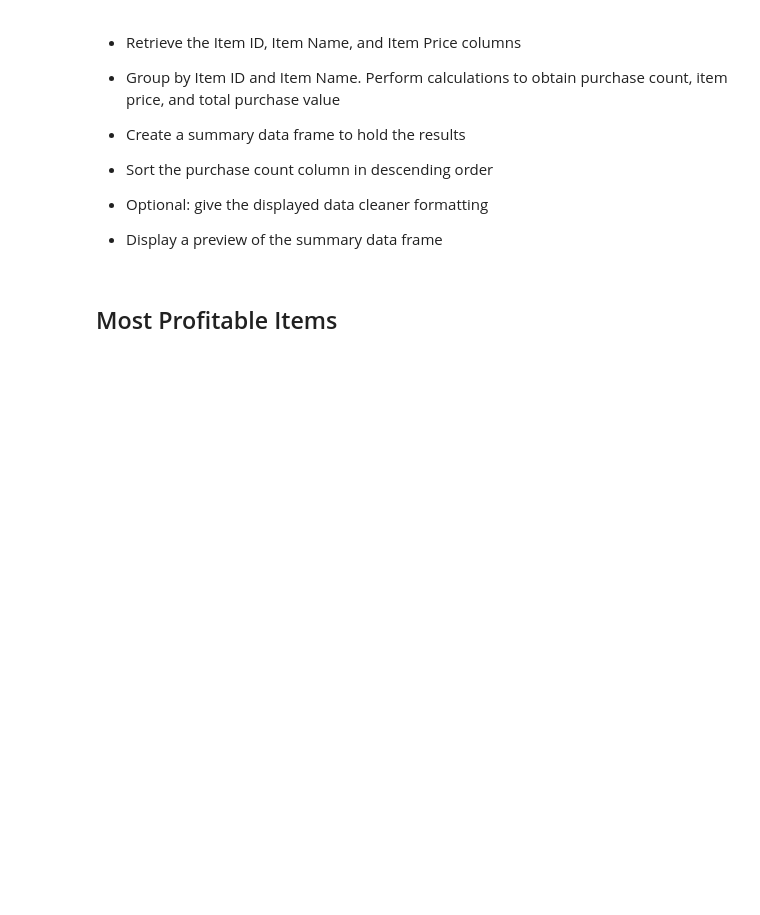
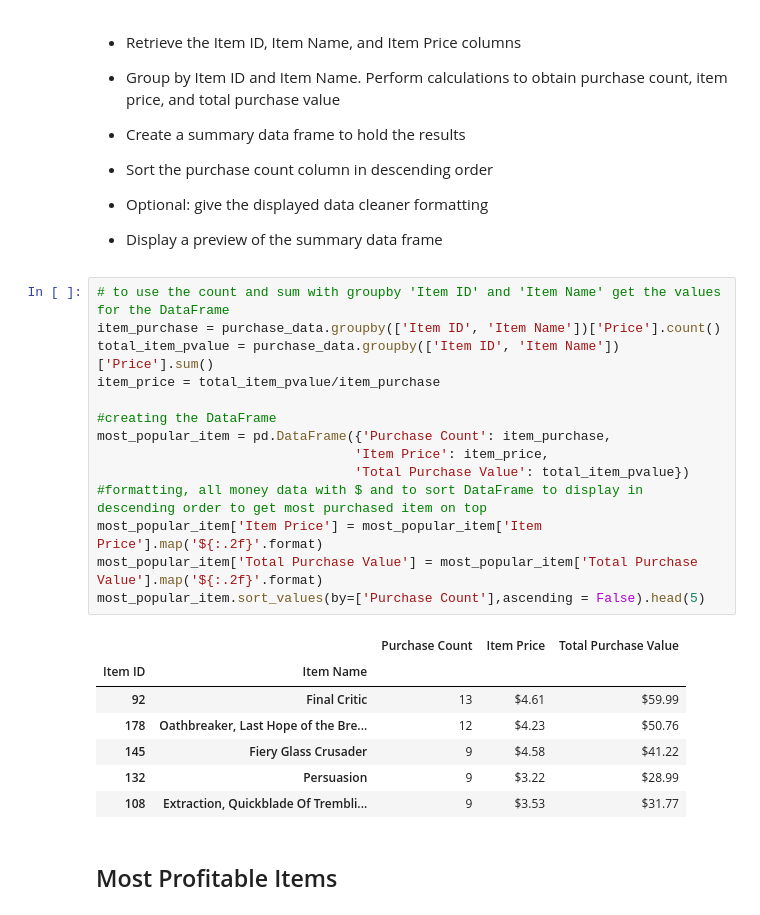
Before and after one commit to foofx88/Python_Pandas_HeroesOfPymoli, a Jupyter notebook: HeroesOfPymoli/HeroesOfPymoli_starter.ipynb, the cells around one changed output. Saved outputs shown, nothing was run; the diff lists cells and outputs as text; blank space fills up the shorter version.

```diff
--- a/HeroesOfPymoli/HeroesOfPymoli_starter.ipynb
+++ b/HeroesOfPymoli/HeroesOfPymoli_starter.ipynb
@@ -251,6 +325,28 @@ age_demo_analysis_df.sort_index() # this is required as DataFrame is showing Tot
 
 
 * Display a preview of the summary data frame
+# %%
+# to use the count and sum with groupby 'Item ID' and 'Item Name' get the values for the DataFrame
+item_purchase = purchase_data.groupby(['Item ID', 'Item Name'])['Price'].count()
+total_item_pvalue = purchase_data.groupby(['Item ID', 'Item Name'])['Price'].sum()
+item_price = total_item_pvalue/item_purchase
+
+#creating the DataFrame
+most_popular_item = pd.DataFrame({'Purchase Count': item_purchase,
+                                 'Item Price': item_price,
+                                 'Total Purchase Value': total_item_pvalue})
+#formatting, all money data with $ and to sort DataFrame to display in descending order to get most purchased item on top
+most_popular_item['Item Price'] = most_popular_item['Item Price'].map('${:.2f}'.format)
+most_popular_item['Total Purchase Value'] = most_popular_item['Total Purchase Value'].map('${:.2f}'.format)
+most_popular_item.sort_values(by=['Purchase Count'],ascending = False).head(5)
+# %% [output]
+|  |  | Purchase Count | Item Price | Total Purchase Value |
+| Item ID | Item Name |  |  |  |
+| 92 | Final Critic | 13 | $4.61 | $59.99 |
+| 178 | Oathbreaker, Last Hope of the Bre... | 12 | $4.23 | $50.76 |
+| 145 | Fiery Glass Crusader | 9 | $4.58 | $41.22 |
+| 132 | Persuasion | 9 | $3.22 | $28.99 |
+| 108 | Extraction, Quickblade Of Trembli... | 9 | $3.53 | $31.77 |
 # %% [markdown]
 ## Most Profitable Items
 # %% [markdown]
```
Also changed, not shown: parts of 4 cells of this notebook.
